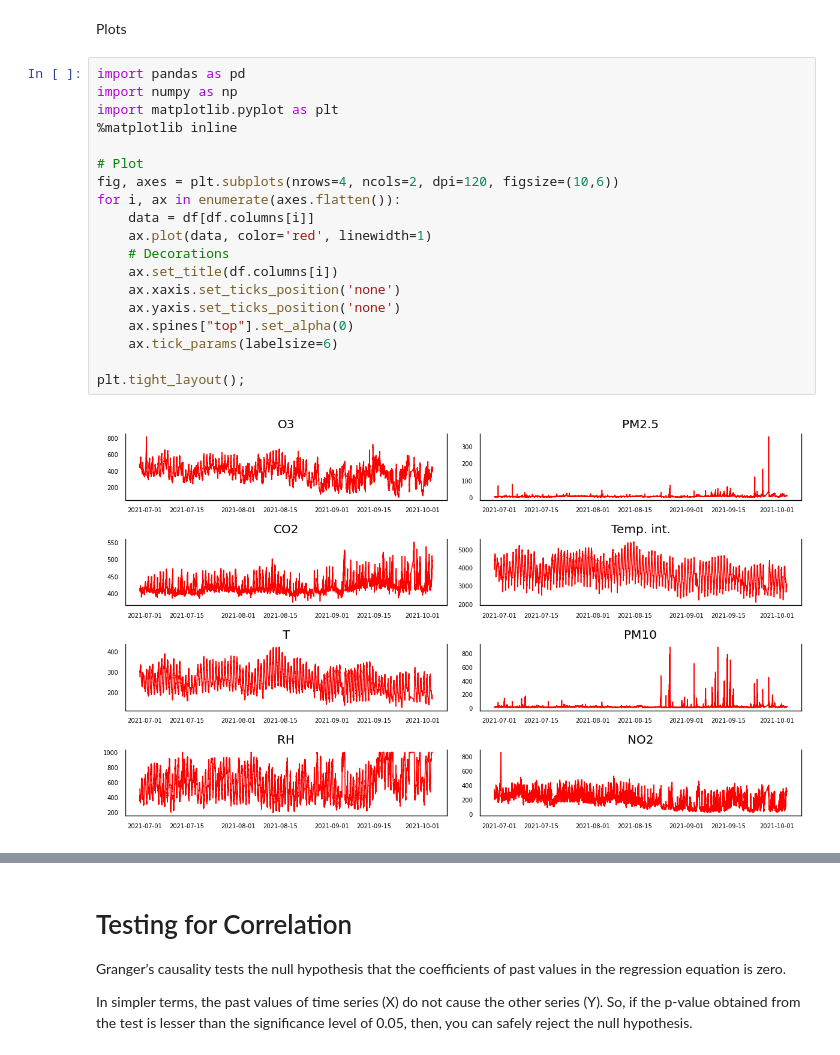
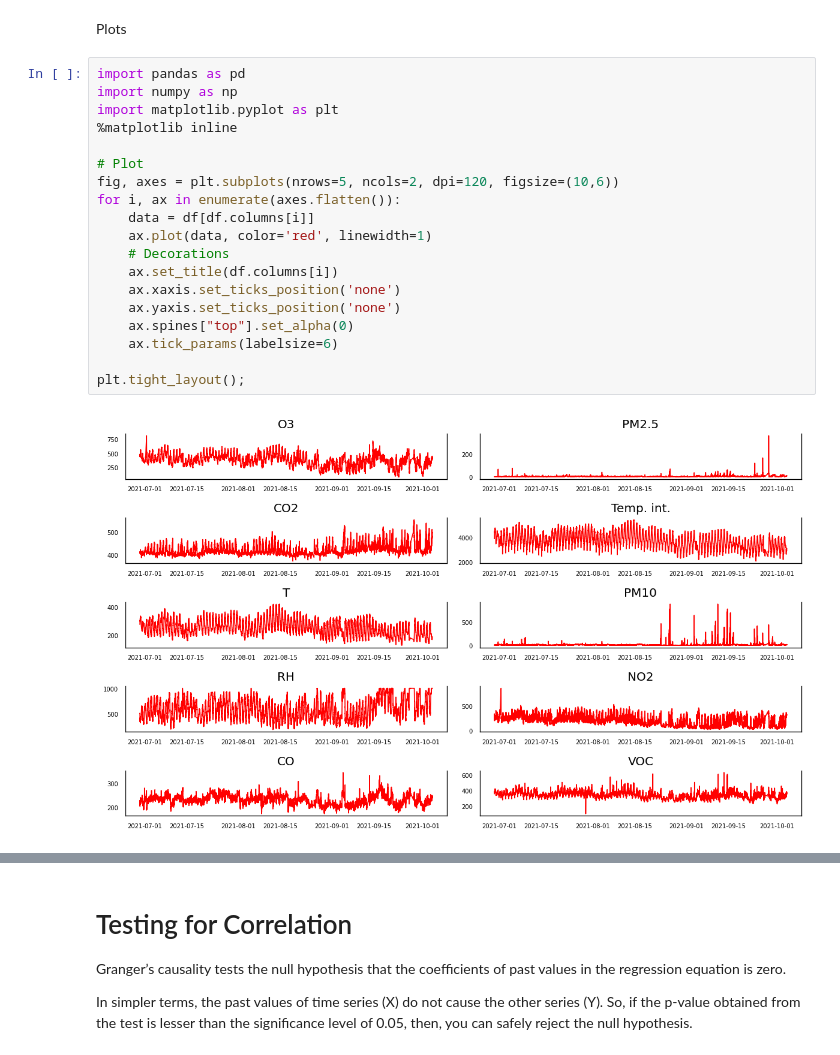
Before and after one commit to marcochisci/Anomaly_detection, a Jupyter notebook: Anomaly_detection.ipynb, the cells around one changed output, grey strips where cells are left out. Drawn from its saved outputs; the diff is of its cells as text.

```diff
--- a/Anomaly_detection.ipynb
+++ b/Anomaly_detection.ipynb
@@ -105,21 +107,21 @@ Plots
 # %%
 import pandas as pd
 import numpy as np
 import matplotlib.pyplot as plt
 %matplotlib inline
 
 # Plot
-fig, axes = plt.subplots(nrows=4, ncols=2, dpi=120, figsize=(10,6))
+fig, axes = plt.subplots(nrows=5, ncols=2, dpi=120, figsize=(10,6))
 for i, ax in enumerate(axes.flatten()):
     data = df[df.columns[i]]
     ax.plot(data, color='red', linewidth=1)
     # Decorations
     ax.set_title(df.columns[i])
     ax.xaxis.set_ticks_position('none')
     ax.yaxis.set_ticks_position('none')
     ax.spines["top"].set_alpha(0)
     ax.tick_params(labelsize=6)
 
 plt.tight_layout();
 # %% [output]
-[figure, old version]
+[figure, new version]
```
Also changed, not shown: parts of 15 cells of this notebook.
